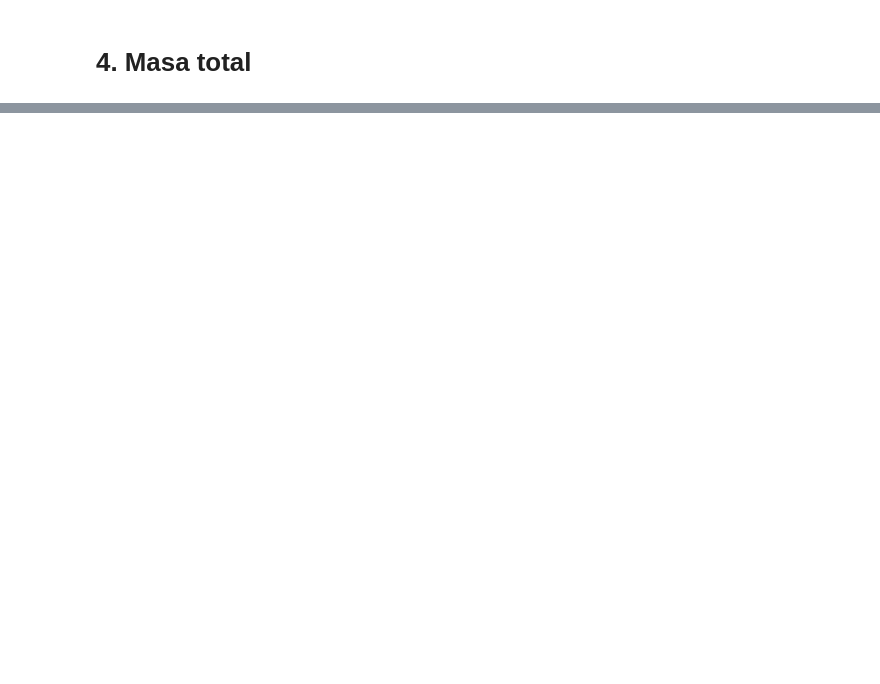
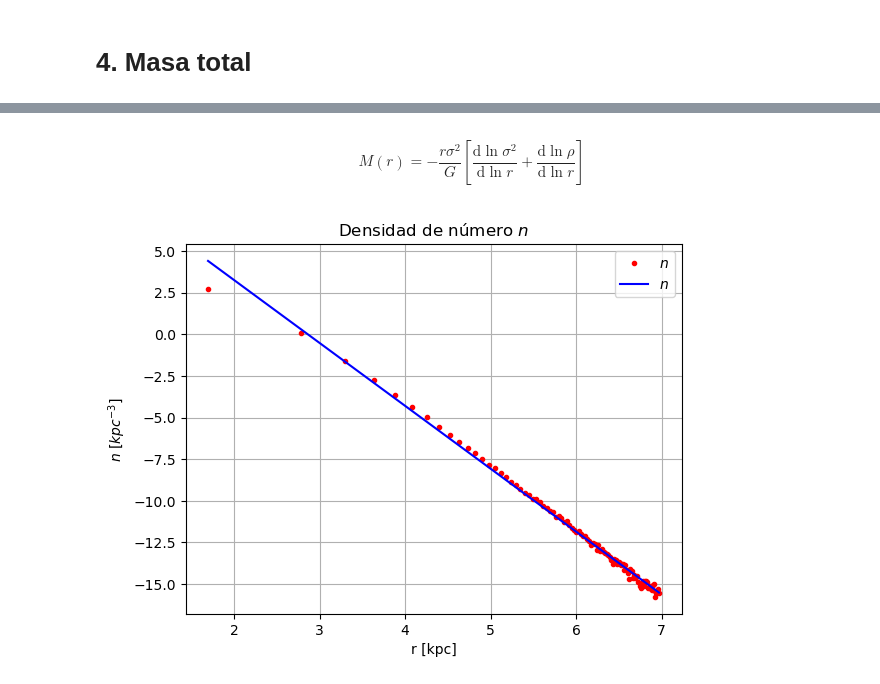
Before and after one commit to SantiagoJulioD/Galaxias, a Jupyter notebook: Parcial practico 3/practica3.ipynb, the cells around one changed output, grey strips where cells are left out. Drawn from its saved outputs; the diff is of its cells as text; code cells hidden in the pictures; blank space fills up the shorter version.

```diff
--- a/Parcial practico 3/practica3.ipynb
+++ b/Parcial practico 3/practica3.ipynb
@@ -324,0 +346,24 @@ for i in range(npoints-1):
+# %% [markdown]
+$$
+M(r)=-\dfrac{r\sigma^2}{G}\left[\dfrac{\mathrm{d}\ln\sigma^2}{\mathrm{d}\ln r}+\dfrac{\mathrm{d}\ln\rho}{\mathrm{d}\ln r}\right]
+$$
+# %%
+# fits
+
+lnrho = np.log(n_data)
+lnsigma = np.log(sigma_data)
+lnr = np.log(rsmean)
+
+lnrho_pars,lnrho_cov = curve_fit(line,lnr,lnrho)
+lnsig_pars,lnsig_cov = curve_fit(line,lnr,lnsigma)
+# %%
+plt.plot(lnr,lnrho,'r.',label=r'$n$')
+plt.plot(lnr,line(lnr,*lnrho_pars),'b',label=r'$n$')
+plt.title(r'Densidad de número $n$')
+plt.xlabel('r [kpc]')
+plt.ylabel(r'$n$ [$kpc^{-3}$]')
+plt.grid()
+plt.legend()
+plt.savefig('numdensfit.png')
+# %% [output]
+[figure, added]
```
Also changed, not shown: parts of 10 cells of this notebook, 13 other files.
